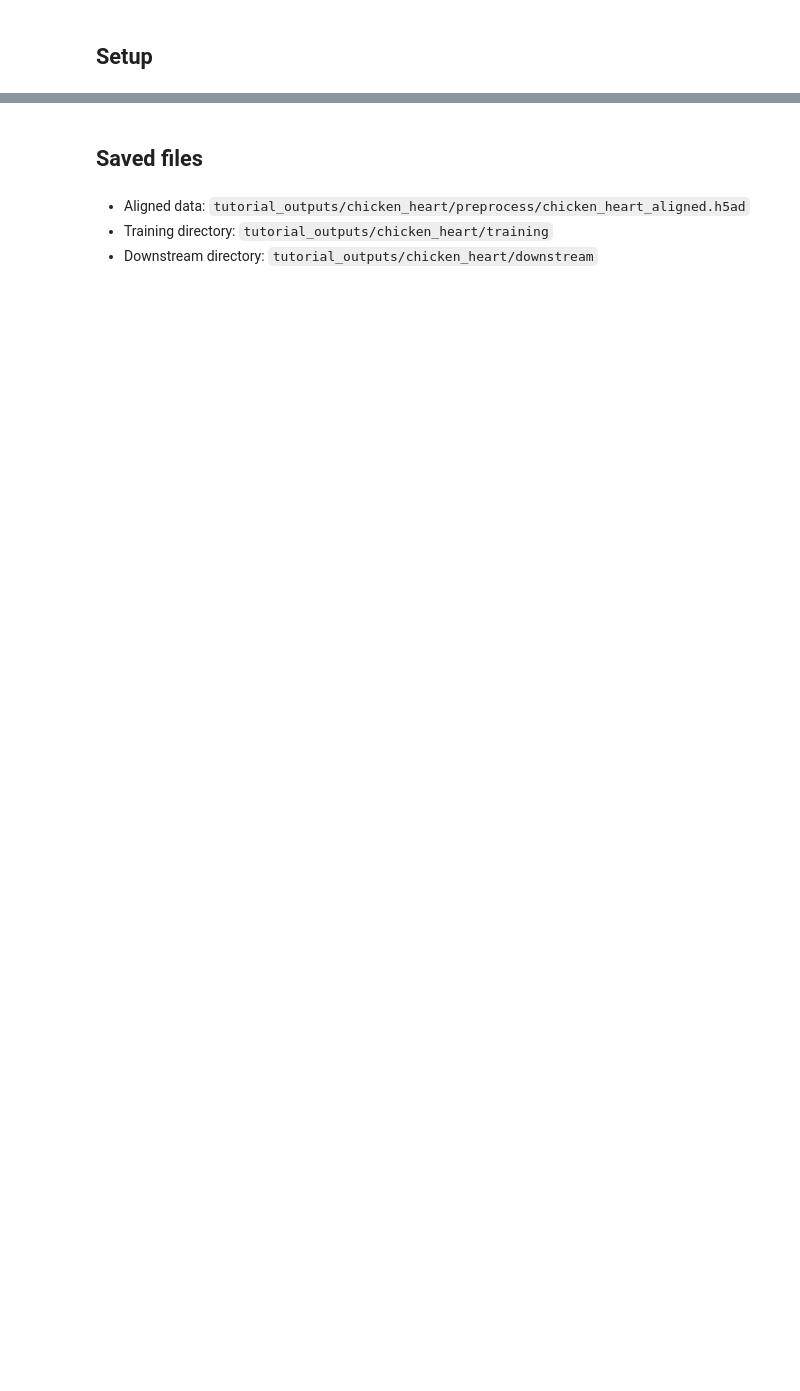
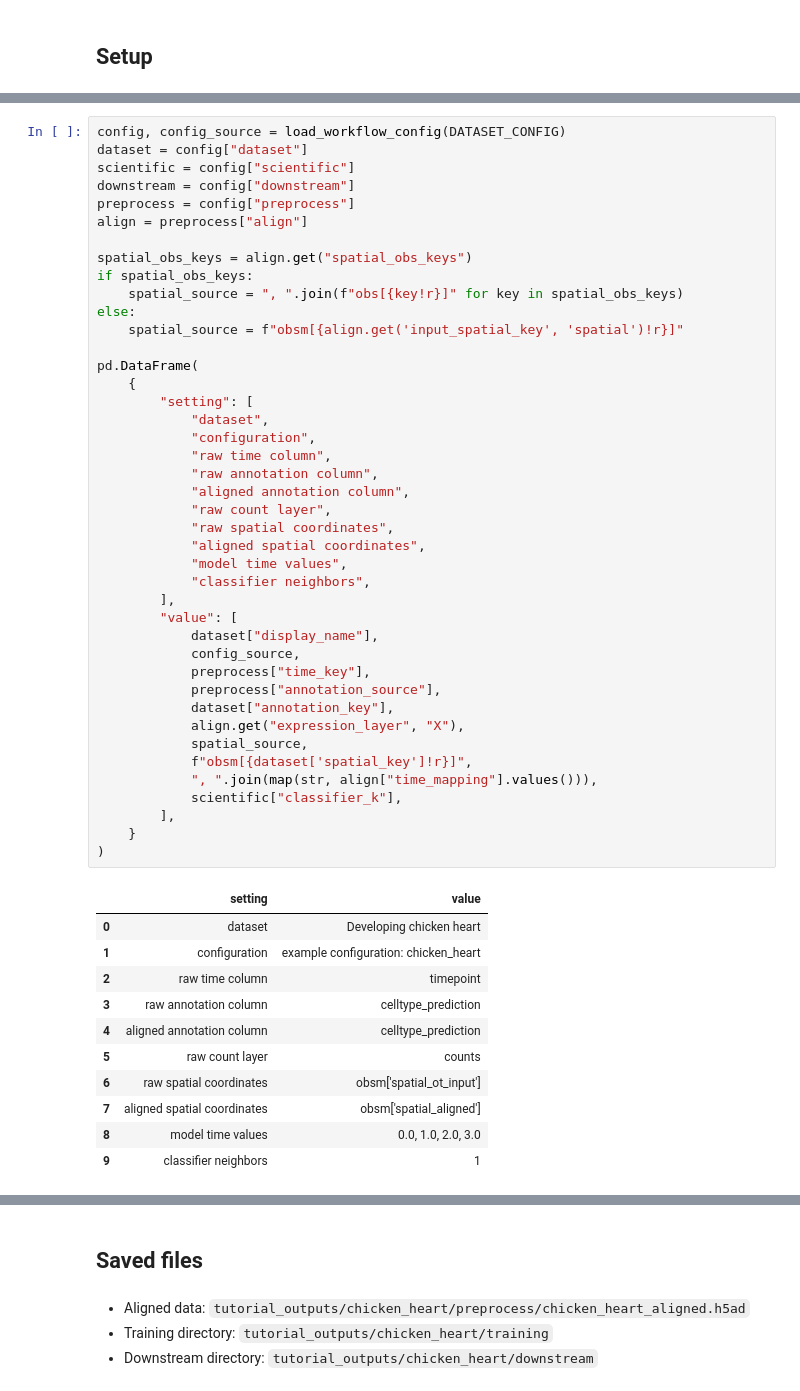
Before and after one commit to zhenyiizhang/cytobridge-spatial, a Jupyter notebook: docs/tutorials/dataset_workflows/chicken_heart.ipynb, the cells around one changed output, grey strips where cells are left out. Saved outputs shown, nothing was run; the diff lists cells and outputs as text; blank space fills up the shorter version.

```diff
--- a/docs/tutorials/dataset_workflows/chicken_heart.ipynb
+++ b/docs/tutorials/dataset_workflows/chicken_heart.ipynb
@@ -333,0 +50,54 @@ The velocity arrays and plots are reproducible; the code that assembled the curr
+# %%
+config, config_source = load_workflow_config(DATASET_CONFIG)
+dataset = config["dataset"]
+scientific = config["scientific"]
+downstream = config["downstream"]
+preprocess = config["preprocess"]
+align = preprocess["align"]
+
+spatial_obs_keys = align.get("spatial_obs_keys")
+if spatial_obs_keys:
+    spatial_source = ", ".join(f"obs[{key!r}]" for key in spatial_obs_keys)
+else:
+    spatial_source = f"obsm[{align.get('input_spatial_key', 'spatial')!r}]"
+
+pd.DataFrame(
+    {
+        "setting": [
+            "dataset",
+            "configuration",
+            "raw time column",
+            "raw annotation column",
+            "aligned annotation column",
+            "raw count layer",
+            "raw spatial coordinates",
+            "aligned spatial coordinates",
+            "model time values",
+            "classifier neighbors",
+        ],
+        "value": [
+            dataset["display_name"],
+            config_source,
+            preprocess["time_key"],
+            preprocess["annotation_source"],
+            dataset["annotation_key"],
+            align.get("expression_layer", "X"),
+            spatial_source,
+            f"obsm[{dataset['spatial_key']!r}]",
+            ", ".join(map(str, align["time_mapping"].values())),
+            scientific["classifier_k"],
+        ],
+    }
+)
+# %% [output]
+|  | setting | value |
+| 0 | dataset | Developing chicken heart |
+| 1 | configuration | example configuration: chicken_heart |
+| 2 | raw time column | timepoint |
+| 3 | raw annotation column | celltype_prediction |
+| 4 | aligned annotation column | celltype_prediction |
+| 5 | raw count layer | counts |
+| 6 | raw spatial coordinates | obsm['spatial_ot_input'] |
+| 7 | aligned spatial coordinates | obsm['spatial_aligned'] |
+| 8 | model time values | 0.0, 1.0, 2.0, 3.0 |
+| 9 | classifier neighbors | 1 |
```
Also changed, not shown: parts of 44 cells of this notebook, 50 other files.
